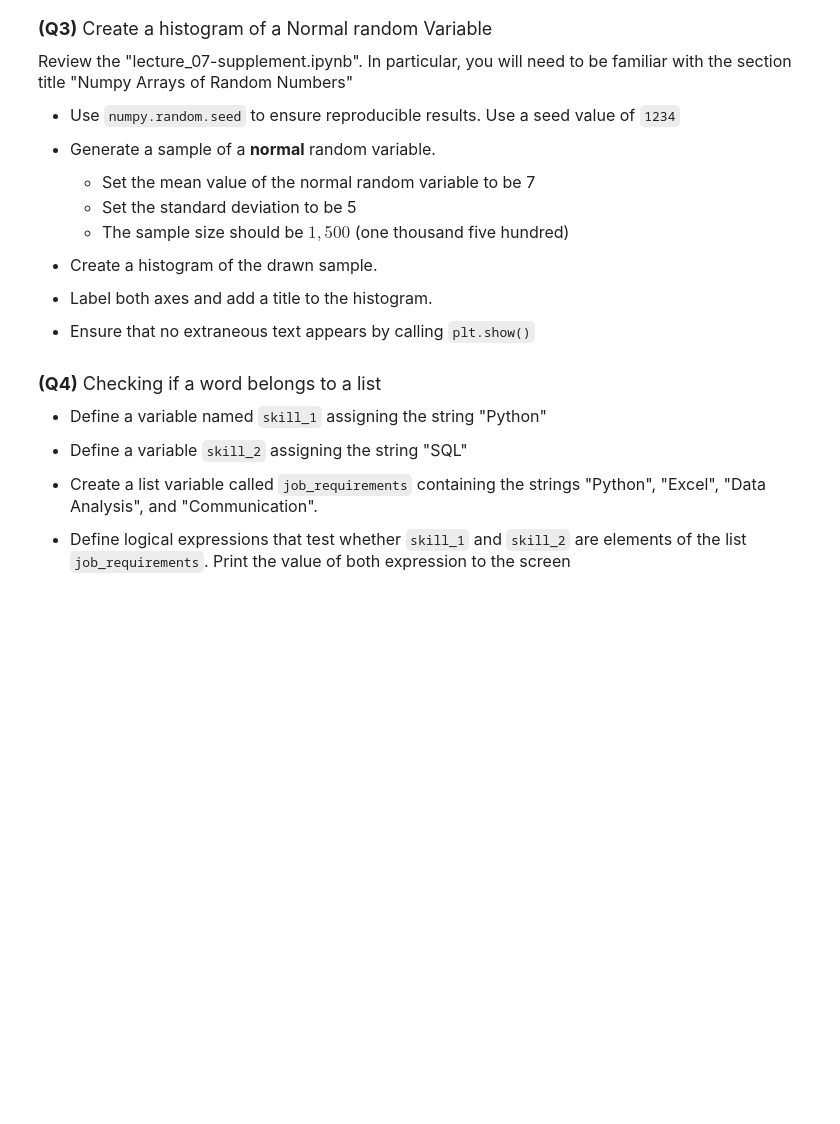
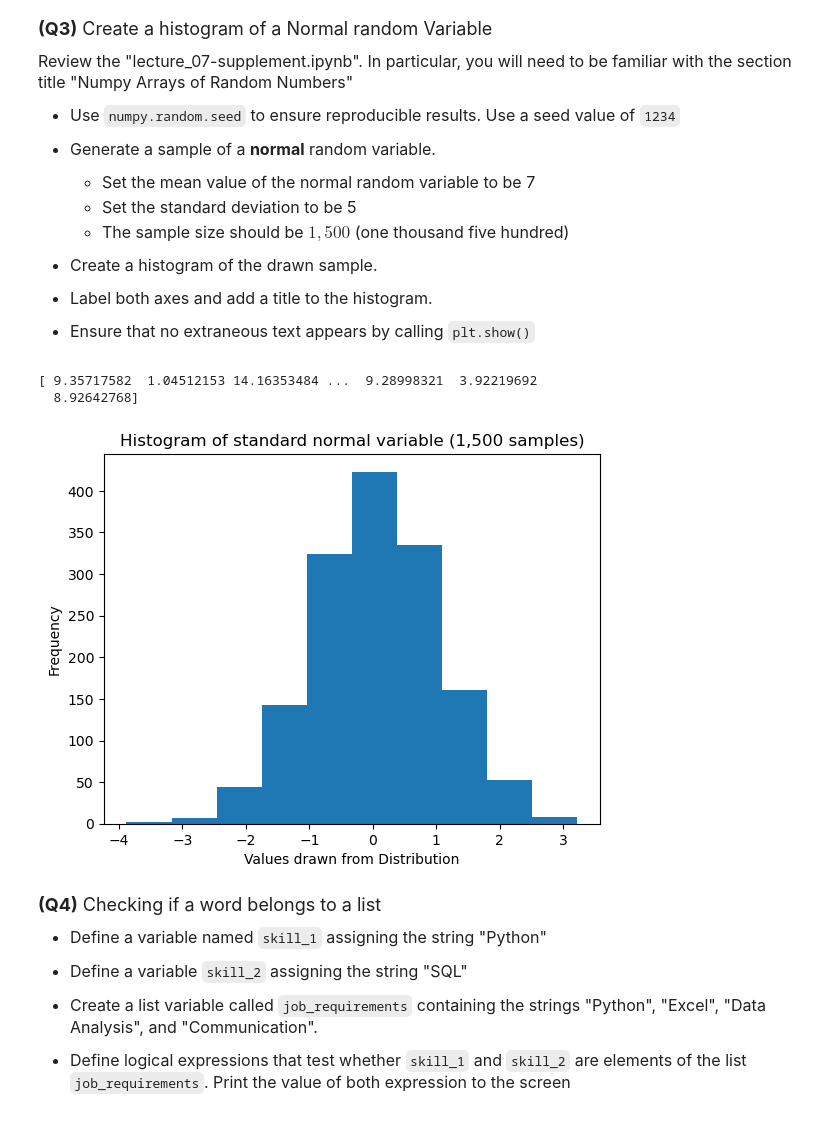
Before and after one commit to eperez-25/datasci151spring2026, a Jupyter notebook: _assignments/assignment_3/Assignment3.ipynb, the cells around one changed output. Cells and saved outputs as stored; diff of their text form; code cells hidden in the pictures; blank space fills up the shorter version.

```diff
--- a/_assignments/assignment_3/Assignment3.ipynb
+++ b/_assignments/assignment_3/Assignment3.ipynb
@@ -117,3 +115,21 @@ Review the "lecture_07-supplement.ipynb". In particular, you will need to be fam
+# %%
+# Write your answer here
+np.random.seed(1234)
+print(np.random.normal(loc = 7, scale = 5, size = 1500))
+
+sample_size = 1500
+
+standard_normal_samples = np.random.normal(size = sample_size)
+
+plt.hist(x = standard_normal_samples)
+plt.xlabel("Values drawn from Distribution")
+plt.ylabel("Frequency")
+plt.title("Histogram of standard normal variable (1,500 samples)")
+plt.show()
+# %% [output]
+[ 9.35717582  1.04512153 14.16353484 ...  9.28998321  3.92219692
+  8.92642768]
+[figure, added]
 # %% [markdown]
 <font size = "4">
 
```
Also changed, not shown: parts of 8 cells of this notebook.
